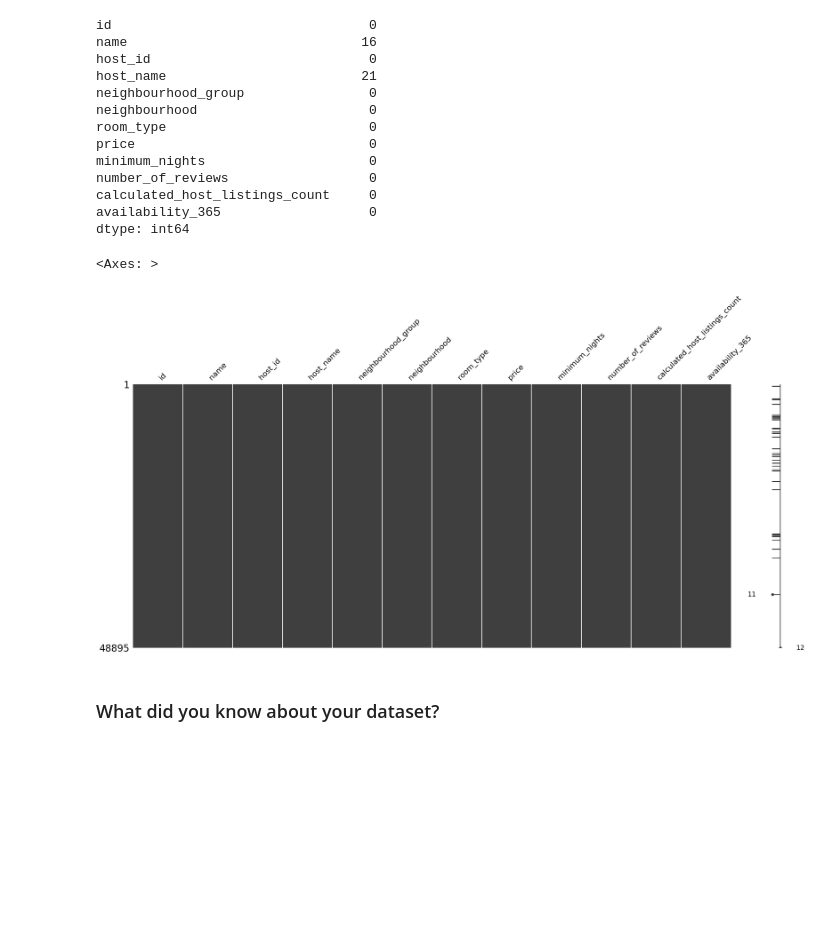
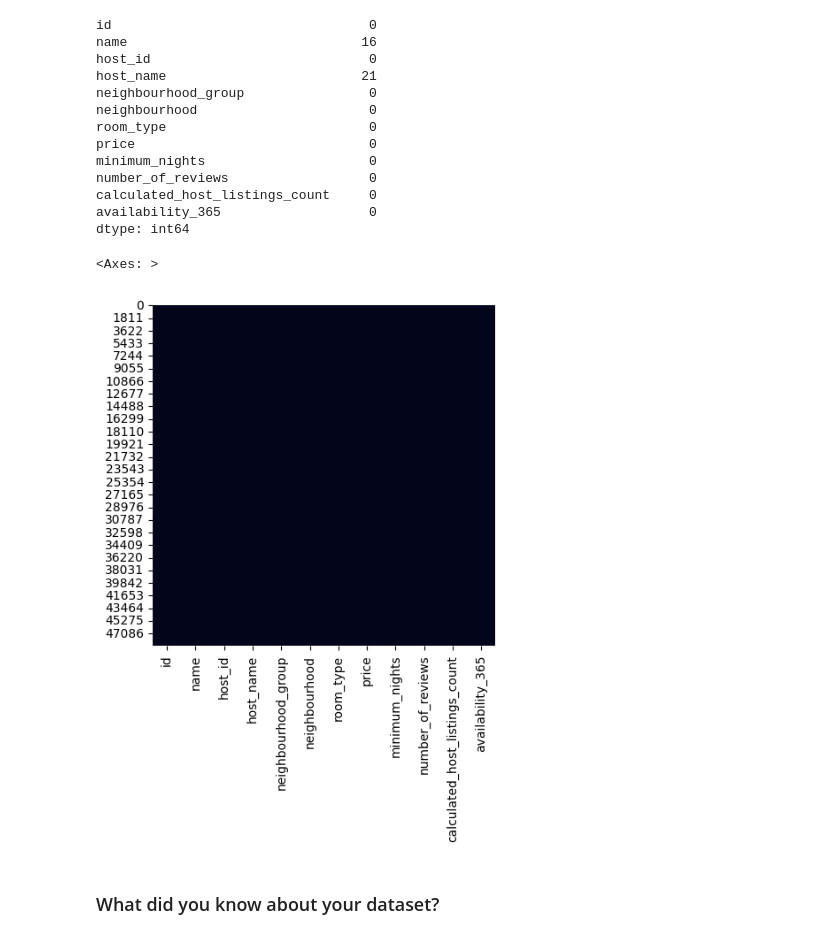
Before and after one commit to ash260498/-Datascience, a Jupyter notebook: Airbnb_Analysis_Aswathi.ipynb, the cells around one changed output. Drawn from its saved outputs; the diff is of its cells as text; code cells hidden in the pictures; blank space fills up the shorter version.

```diff
--- a/Airbnb_Analysis_Aswathi.ipynb
+++ b/Airbnb_Analysis_Aswathi.ipynb
@@ -191,10 +191,11 @@ availability_365                   0
 dtype: int64
 # %%
 # Visualizing the missing values
-msno.matrix(df)
+plt.figure(figsize=(5,5))
+sns.heatmap(df.isnull(), cbar=False)
 # %% [output]
 <Axes: >
-[figure, old version]
+[figure, new version]
 # %% [markdown]
 ### What did you know about your dataset?
 # %% [markdown]
```
Also changed, not shown: parts of 31 cells of this notebook.
